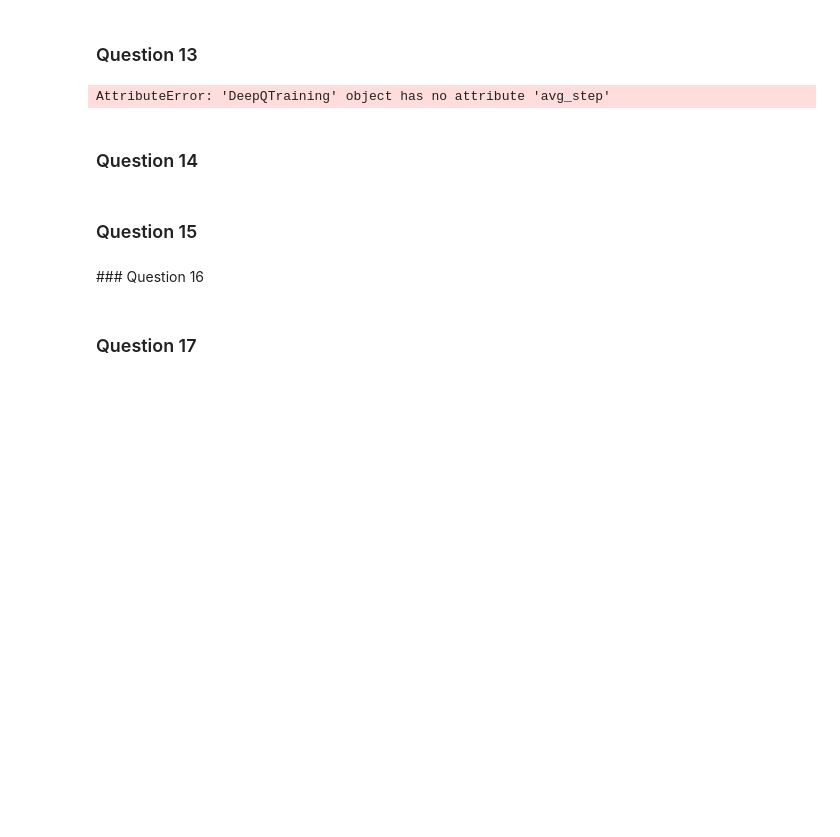
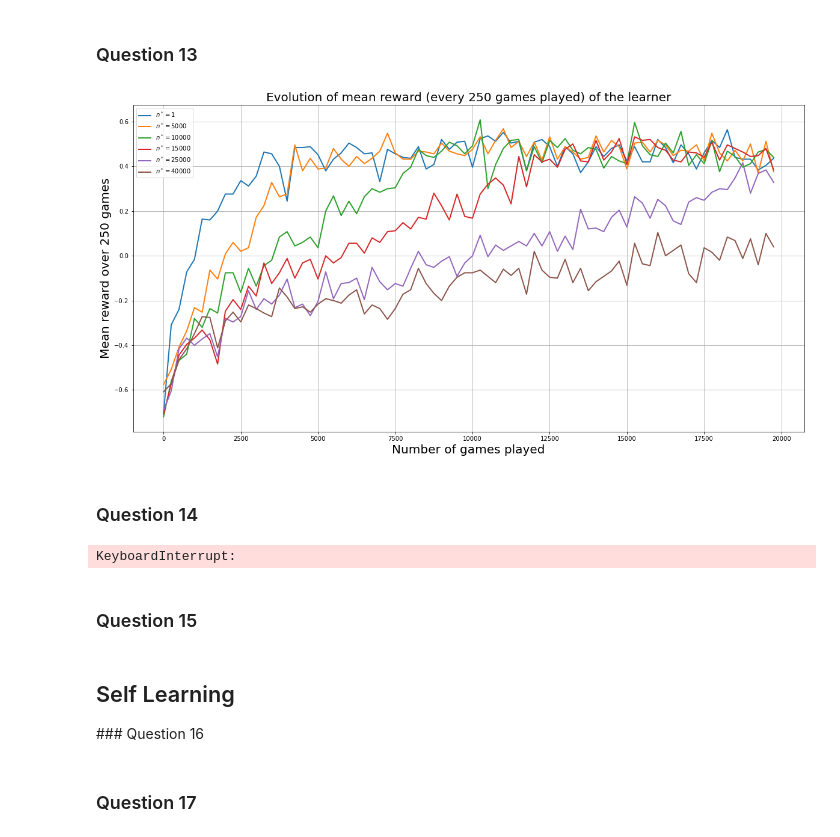
Before and after one commit to Ingloryon/ANN2022_TicTacToe, a Jupyter notebook: DeepQLearning.ipynb, the cells around one changed output. Drawn from its saved outputs; the diff is of its cells as text; code cells hidden in the pictures; blank space fills up the shorter version.

Commit message:
Deep q learning fully implemented

```diff
--- a/DeepQLearning.ipynb
+++ b/DeepQLearning.ipynb
@@ -37,28 +37,28 @@ trainer2.plot_mopt_mrng_during_training()
 # %%
 n_stars = [1, 5000, 10000, 15000, 25000, 40000]
 epsilon_min = 0.1
 epsilon_max = 0.8
 
 values = []
 values_mopt_mrng = []
 names = []
 epochs = 0
 avg_step = 0
 
 for n_star in n_stars:
     epsilon_greedy_policy = lambda ep: max(epsilon_min, epsilon_max*(1-ep/n_star))
     training2 = DeepQTraining()
     training2.train(epsilon_greedy_policy, 0.5, self_training=False)
     epochs = training2.epoch
-    avg_step = training2.avg_step
+    avg_step = training2.AVG_STEP
 
     values.append(training2.avg_reward)
     values_mopt_mrng.append([training2.score_test_opt, training2.score_test_rng])
     names.append(f"$n^*=${n_star}")
 
 plots_several_trainings(values, names, avg_step, epochs)
 # %% [output]
-AttributeError: 'DeepQTraining' object has no attribute 'avg_step'
+[figure, added]
 # %% [markdown]
 ### Question 14
 # %%
@@ -81,13 +81,15 @@ for epsilon_opt in epsilon_opts:
     training2 = DeepQTraining()
     training2.train(epsilon_greedy_policy, epsilon_opt, self_training=False)
     epochs = training2.epoch
-    avg_step = training2.avg_step
+    avg_step = training2.AVG_STEP
 
     values.append(training2.avg_reward)
     values_mopt_mrng.append([training2.score_test_opt, training2.score_test_rng])
     names.append(f"epsilon_opt={epsilon_opt}")
 
 plots_several_trainings(values, names, avg_step, epochs)
+# %% [output]
+KeyboardInterrupt:
 # %% [markdown]
 ### Question 15
 # %%
@@ -95,4 +97,5 @@ plots_several_trainings(values, names, avg_step, epochs)
 # %% [markdown]
+## Self Learning
 ### Question 16
 # %%
 # Part 2.1.2
```
Also changed, not shown: parts of 12 cells of this notebook, 1 other file.
